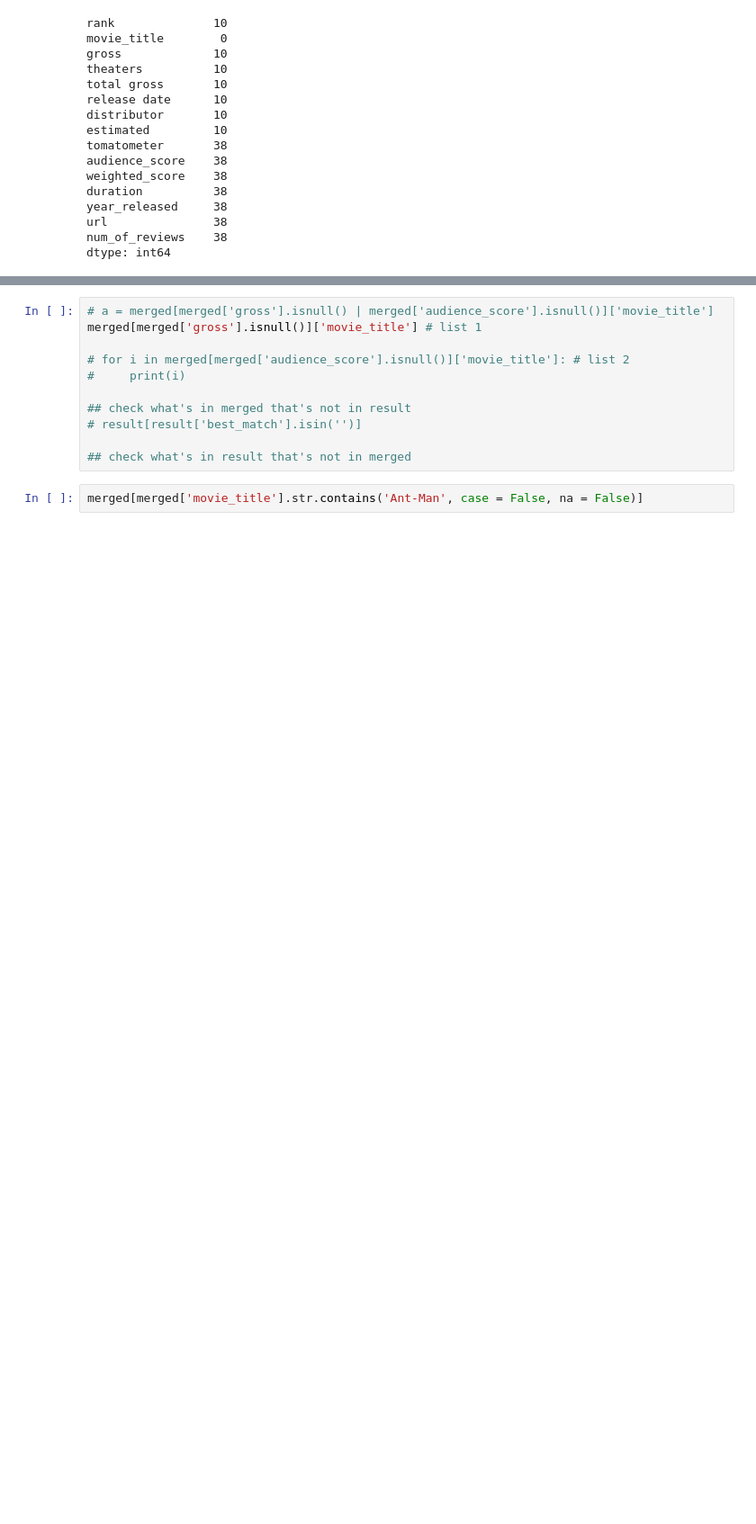
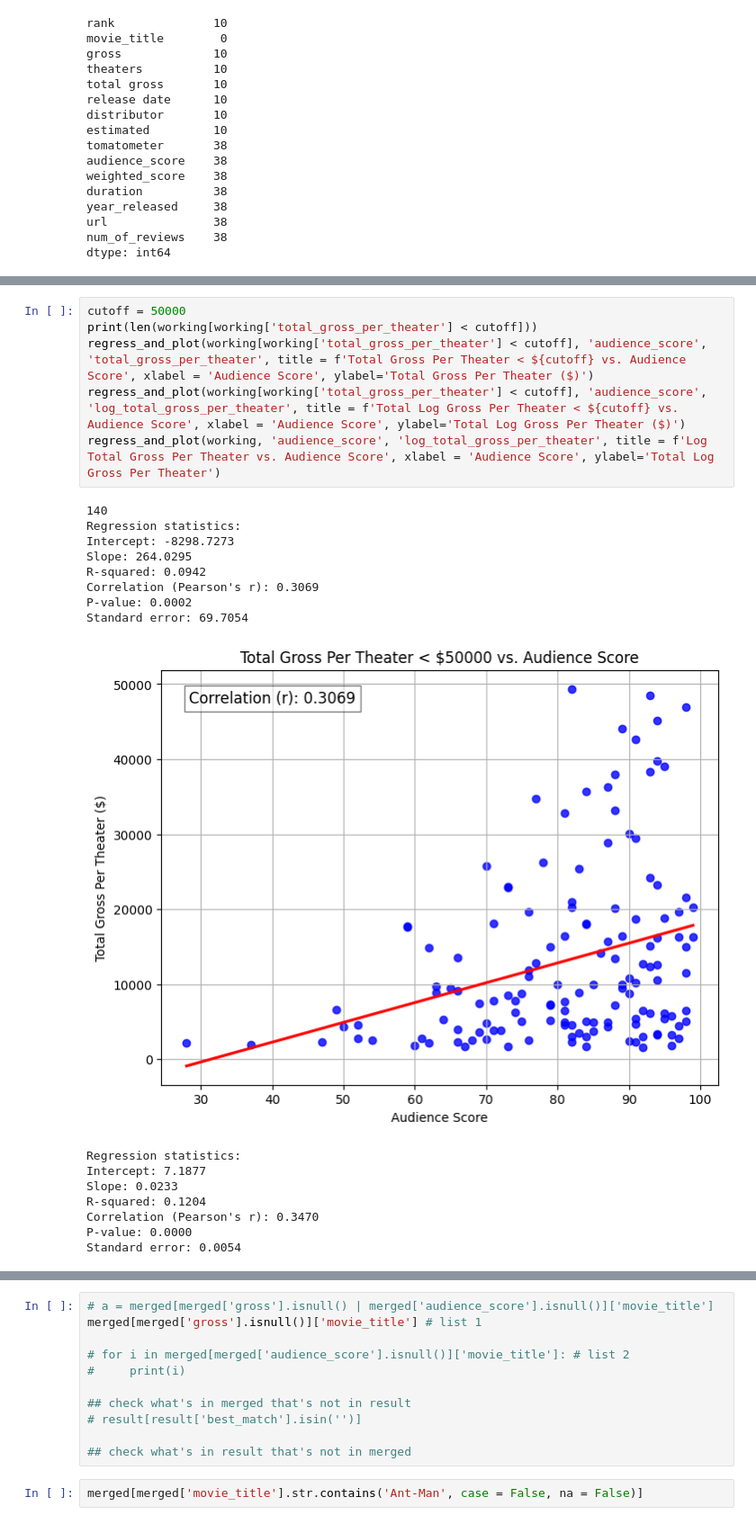
Before and after one commit to arjungup740/rotten_tomatoes_analysis, a Jupyter notebook: analysis.ipynb, the cells around one changed output, grey strips where cells are left out. Shown at 90% size. Drawn from its saved outputs; the diff is of its cells as text; blank space fills up the shorter version.

```diff
--- a/analysis.ipynb
+++ b/analysis.ipynb
@@ -203,0 +211,23 @@ Standard error: 63.6050
+# %%
+cutoff = 50000
+print(len(working[working['total_gross_per_theater'] < cutoff]))
+regress_and_plot(working[working['total_gross_per_theater'] < cutoff], 'audience_score', 'total_gross_per_theater', title = f'Total Gross Per Theater < ${cutoff} vs. Audience Score', xlabel = 'Audience Score', ylabel='Total Gross Per Theater ($)')
+regress_and_plot(working[working['total_gross_per_theater'] < cutoff], 'audience_score', 'log_total_gross_per_theater', title = f'Total Log Gross Per Theater < ${cutoff} vs. Audience Score', xlabel = 'Audience Score', ylabel='Total Log Gross Per Theater ($)')
+regress_and_plot(working, 'audience_score', 'log_total_gross_per_theater', title = f'Log Total Gross Per Theater vs. Audience Score', xlabel = 'Audience Score', ylabel='Total Log Gross Per Theater')
+# %% [output]
+140
+Regression statistics:
+Intercept: -8298.7273
+Slope: 264.0295
+R-squared: 0.0942
+Correlation (Pearson's r): 0.3069
+P-value: 0.0002
+Standard error: 69.7054
+[figure, added]
+Regression statistics:
+Intercept: 7.1877
+Slope: 0.0233
+R-squared: 0.1204
+Correlation (Pearson's r): 0.3470
+P-value: 0.0000
+Standard error: 0.0054
```
Also changed, not shown: parts of 18 cells of this notebook.
